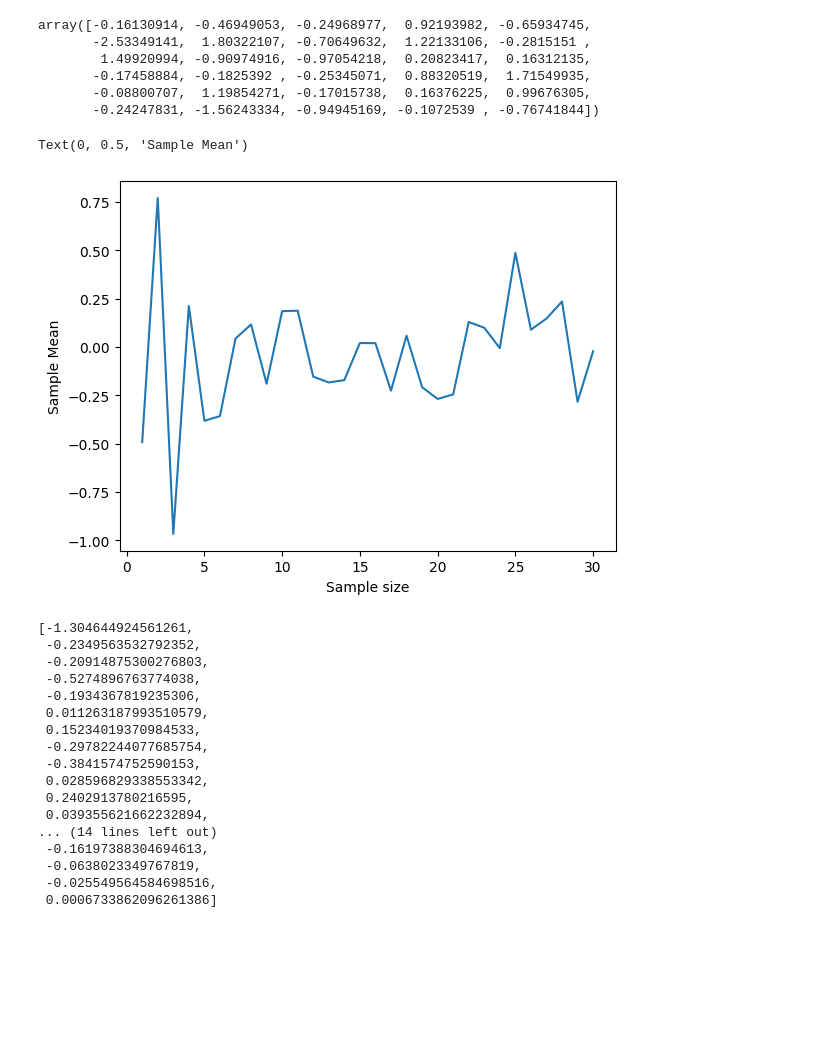
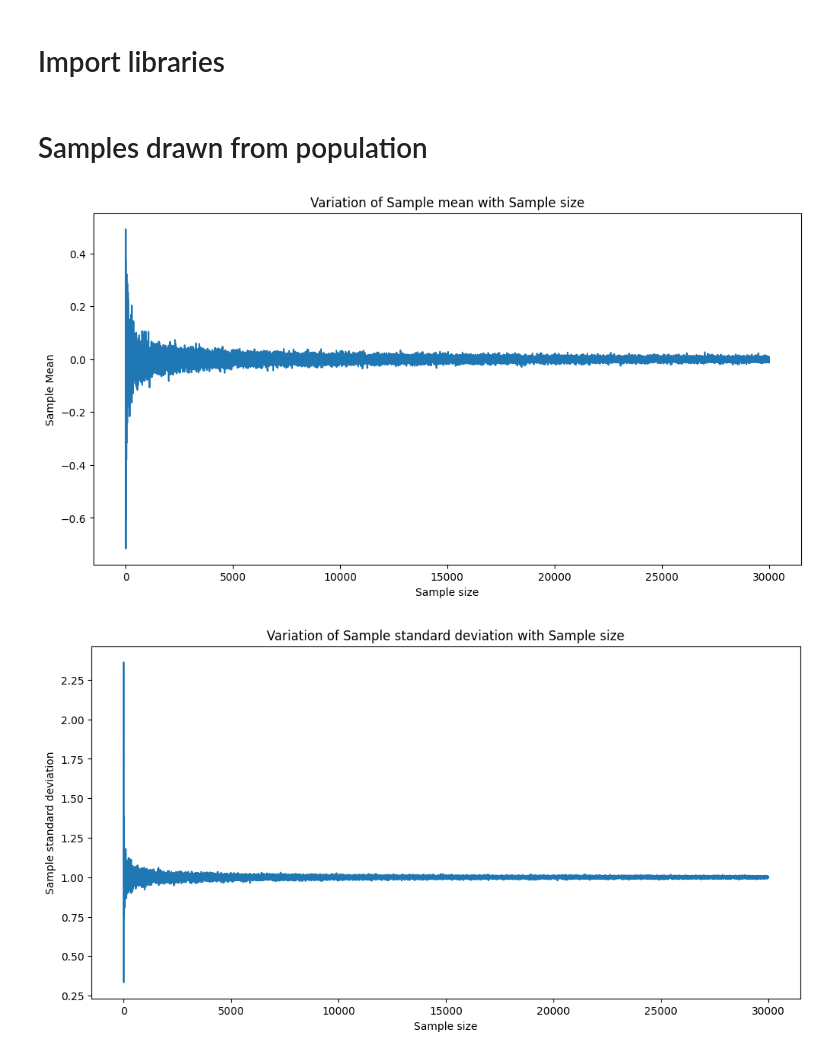
Before and after one commit to kunalkundu30/bootstrapping-fundamentals, a Jupyter notebook: bootstrapping.ipynb, the cells around one changed output. Drawn from its saved outputs; the diff is of its cells as text; code cells hidden in the pictures; blank space fills up the shorter version.

```diff
--- a/bootstrapping.ipynb
+++ b/bootstrapping.ipynb
@@ -1,54 +1,41 @@
+# %% [markdown]
+# Import libraries
 # %%
 import numpy as np
 import matplotlib.pyplot as plt
-# %%
-sample
-# %% [output]
-array([-0.16130914, -0.46949053, -0.24968977,  0.92193982, -0.65934745,
-       -2.53349141,  1.80322107, -0.70649632,  1.22133106, -0.2815151 ,
-        1.49920994, -0.90974916, -0.97054218,  0.20823417,  0.16312135,
-       -0.17458884, -0.1825392 , -0.25345071,  0.88320519,  1.71549935,
-       -0.08800707,  1.19854271, -0.17015738,  0.16376225,  0.99676305,
-       -0.24247831, -1.56243334, -0.94945169, -0.1072539 , -0.76741844])
+# %% [markdown]
+# Samples drawn from population
 # %%
-no_of_samples = 30
+# Samples drawn from normal distribution
+
+no_of_samples = 30000
 result={}
-for sample_size in range(1,no_of_samples+1):
+
+for sample_size in range(2,no_of_samples+1):
     sample = np.random.normal(loc=0,scale=1,size=sample_size)
     sample_mean = sample.mean()
     sample_std_dev = np.sqrt(np.var(sample,ddof=1))
     result[sample_size] = [sample_mean, sample_std_dev]
     # print("Mean :", sample.mean())
     # print("Standard Deviation :", sample.std())
 
 means = [sample_result[0] for sample_result in result.values()]
 std_devs = [sample_result[1] for sample_result in result.values()]
 sample_sizes = result.keys()
 
+plt.figure(figsize=(12,6))
 plt.plot(sample_sizes, means)
 plt.xlabel("Sample size")
 plt.ylabel("Sample Mean")
 plt.title("Variation of Sample mean with Sample size")
+plt.show()
+
+plt.figure(figsize=(12,6))
+plt.plot(sample_sizes, std_devs)
+plt.xlabel("Sample size")
+plt.ylabel("Sample standard deviation")
+plt.title("Variation of Sample standard deviation with Sample size")
+plt.show()
 # %% [output]
-Text(0, 0.5, 'Sample Mean')
-[figure, old version]
+[figure, new version]
+[figure, added]
-# %%
-[i[0] for i in result.values()]
-# %% [output]
-[-1.304644924561261,
- -0.2349563532792352,
- -0.20914875300276803,
- -0.5274896763774038,
- -0.1934367819235306,
- 0.011263187993510579,
- 0.15234019370984533,
- -0.29782244077685754,
- -0.3841574752590153,
- 0.028596829338553342,
- 0.2402913780216595,
- 0.039355621662232894,
-... (14 lines left out)
- -0.16197388304694613,
- -0.0638023349767819,
- -0.025549564584698516,
- 0.0006733862096261386]
```
Also changed, not shown: parts of 2 cells of this notebook.
